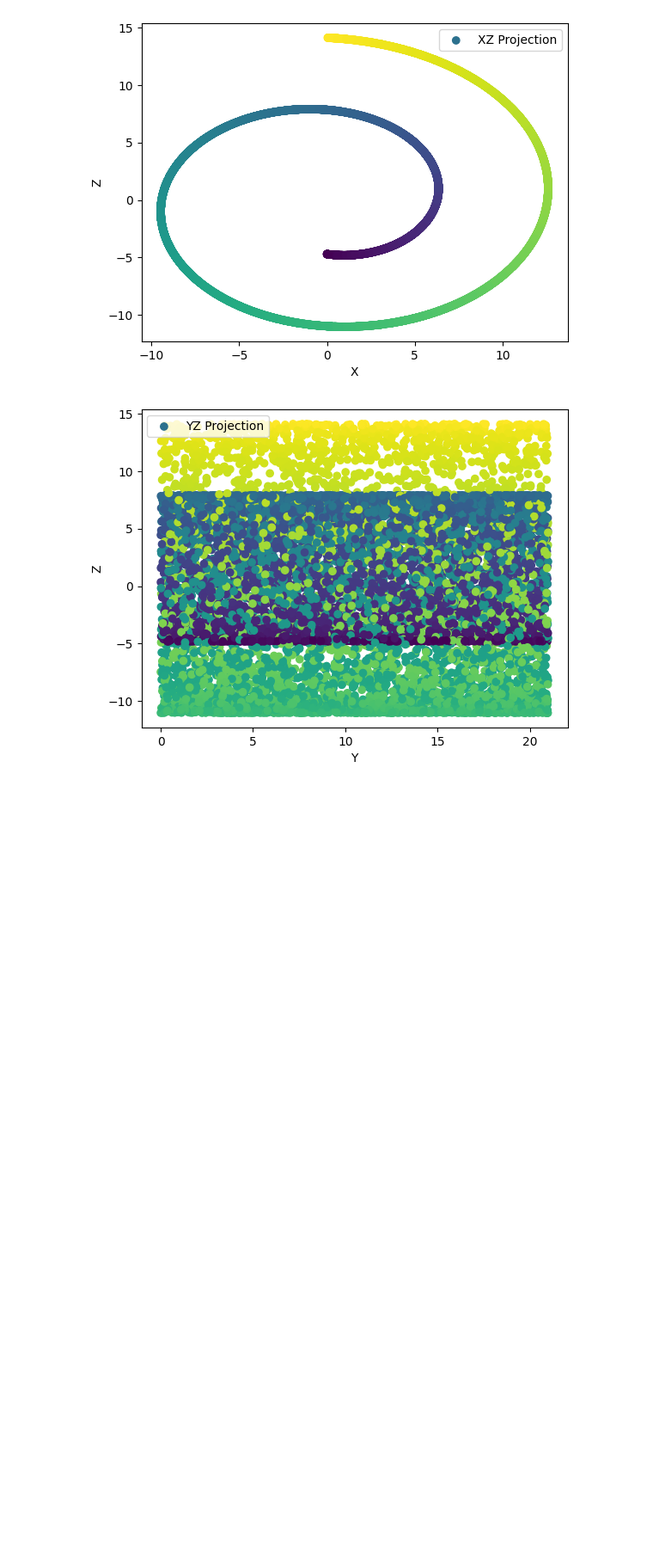
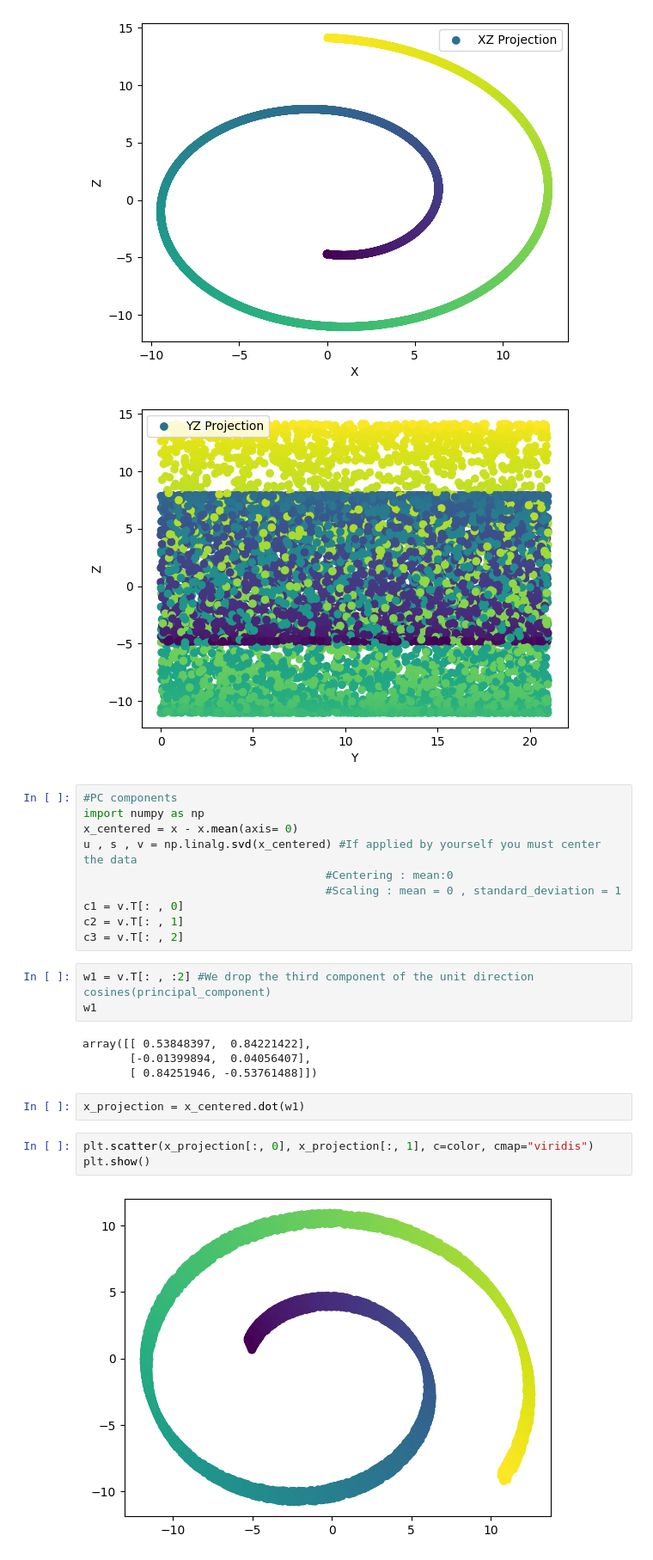
Before and after one commit to abjan90/Machine-learning, a Jupyter notebook: DimesionalityRed.ipynb, the cells around one changed output. Shown at 86% size. Drawn from its saved outputs; the diff is of its cells as text; blank space fills up the shorter version.

```diff
--- a/DimesionalityRed.ipynb
+++ b/DimesionalityRed.ipynb
@@ -44,3 +44,27 @@ plt.show()
 [figure]
 [figure]
 [figure]
+# %%
+#PC components
+import numpy as np
+x_centered = x - x.mean(axis= 0)
+u , s , v = np.linalg.svd(x_centered) #If applied by yourself you must center the data
+                                    #Centering : mean:0
+                                    #Scaling : mean = 0 , standard_deviation = 1
+c1 = v.T[: , 0]
+c2 = v.T[: , 1]
+c3 = v.T[: , 2]
+# %%
+w1 = v.T[: , :2] #We drop the third component of the unit direction cosines(principal_component)
+w1
+# %% [output]
+array([[ 0.53848397,  0.84221422],
+       [-0.01399894,  0.04056407],
+       [ 0.84251946, -0.53761488]])
+# %%
+x_projection = x_centered.dot(w1)
+# %%
+plt.scatter(x_projection[:, 0], x_projection[:, 1], c=color, cmap="viridis")
+plt.show()
+# %% [output]
+[figure, added]
```
Also changed, not shown: parts of 2 cells of this notebook.
